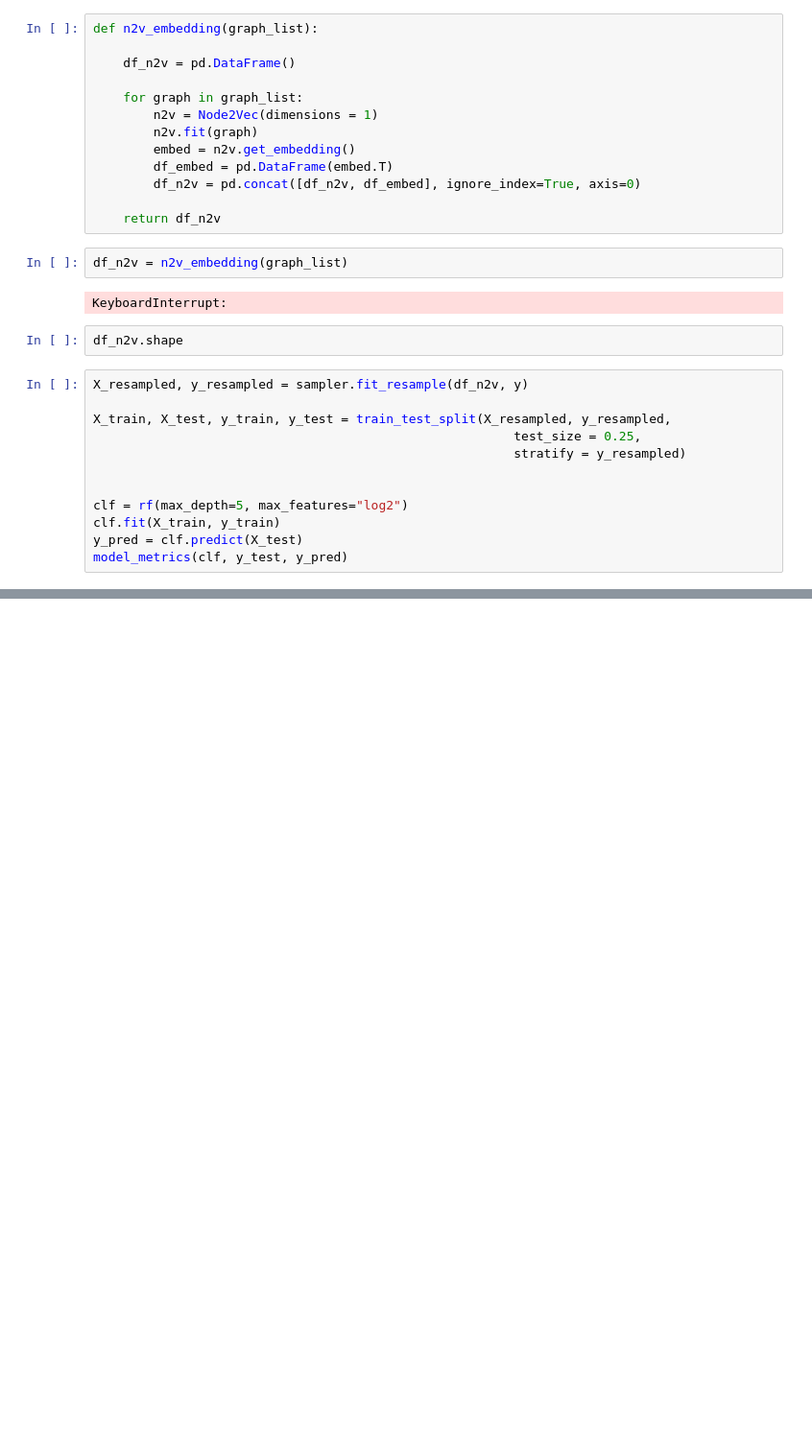
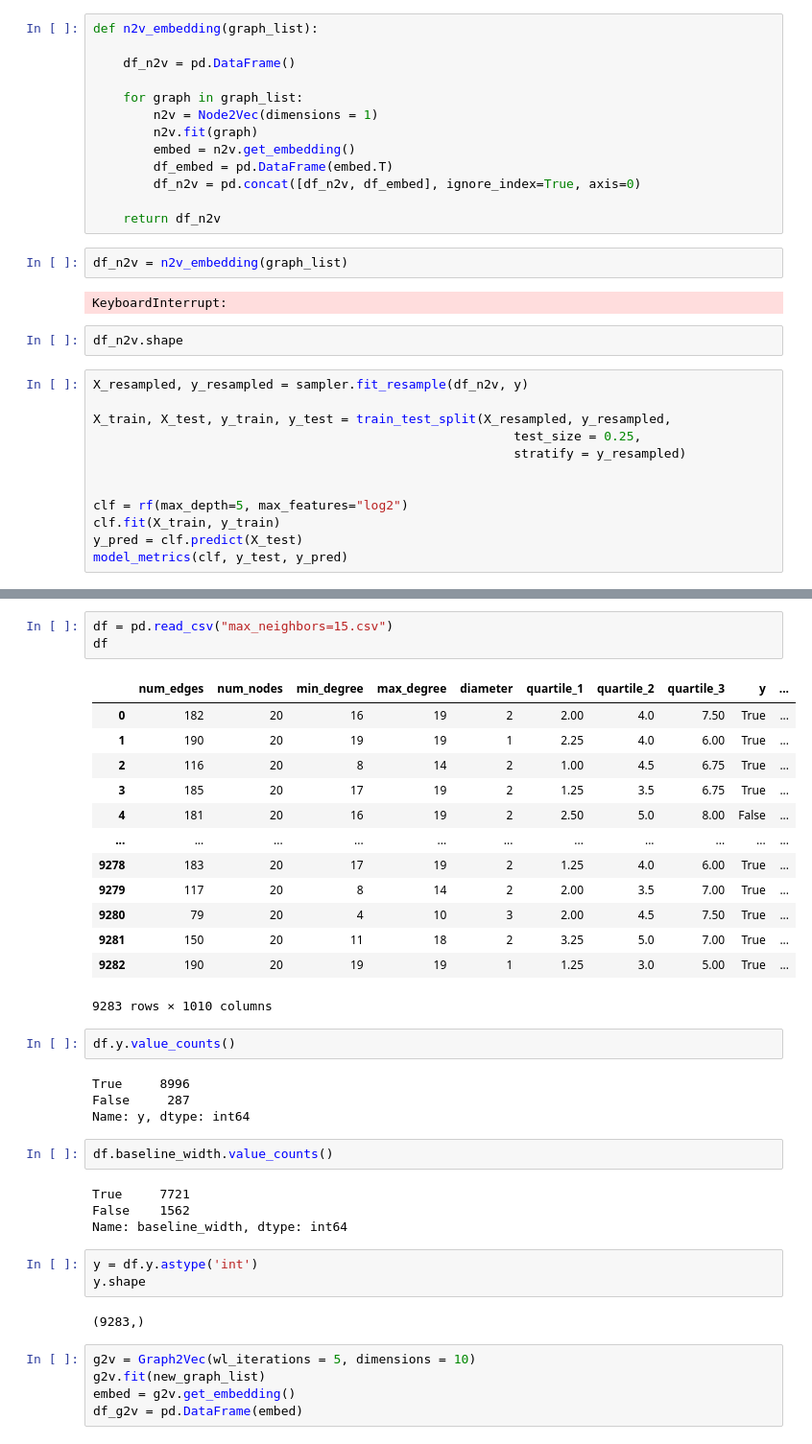
Before and after one commit to BryaneX455/reu2022, a Jupyter notebook: FCA Model/FCA_SpectralEmbedding.ipynb, the cells around one changed output, grey strips where cells are left out. Shown at 96% size. Cells and saved outputs as stored; diff of their text form; blank space fills up the shorter version.

```diff
--- a/FCA Model/FCA_SpectralEmbedding.ipynb
+++ b/FCA Model/FCA_SpectralEmbedding.ipynb
@@ -478,0 +569,39 @@ Accuracy: 0.818
+# %%
+df = pd.read_csv("max_neighbors=15.csv")
+df
+# %% [output]
+|  | num_edges | num_nodes | min_degree | max_degree | diameter | quartile_1 | quartile_2 | quartile_3 | y | ... |
+| 0 | 182 | 20 | 16 | 19 | 2 | 2.00 | 4.0 | 7.50 | True | ... |
+| 1 | 190 | 20 | 19 | 19 | 1 | 2.25 | 4.0 | 6.00 | True | ... |
+| 2 | 116 | 20 | 8 | 14 | 2 | 1.00 | 4.5 | 6.75 | True | ... |
+| 3 | 185 | 20 | 17 | 19 | 2 | 1.25 | 3.5 | 6.75 | True | ... |
+| 4 | 181 | 20 | 16 | 19 | 2 | 2.50 | 5.0 | 8.00 | False | ... |
+| ... | ... | ... | ... | ... | ... | ... | ... | ... | ... | ... |
+| 9278 | 183 | 20 | 17 | 19 | 2 | 1.25 | 4.0 | 6.00 | True | ... |
+| 9279 | 117 | 20 | 8 | 14 | 2 | 2.00 | 3.5 | 7.00 | True | ... |
+| 9280 | 79 | 20 | 4 | 10 | 3 | 2.00 | 4.5 | 7.50 | True | ... |
+| 9281 | 150 | 20 | 11 | 18 | 2 | 3.25 | 5.0 | 7.00 | True | ... |
+| 9282 | 190 | 20 | 19 | 19 | 1 | 1.25 | 3.0 | 5.00 | True | ... |
+9283 rows × 1010 columns
+# %%
+df.y.value_counts()
+# %% [output]
+True     8996
+False     287
+Name: y, dtype: int64
+# %%
+df.baseline_width.value_counts()
+# %% [output]
+True     7721
+False    1562
+Name: baseline_width, dtype: int64
+# %%
+y = df.y.astype('int')
+y.shape
+# %% [output]
+(9283,)
+# %%
+g2v = Graph2Vec(wl_iterations = 5, dimensions = 10)
+g2v.fit(new_graph_list)
+embed = g2v.get_embedding()
+df_g2v = pd.DataFrame(embed)
```
Also changed, not shown: parts of 53 cells of this notebook.
